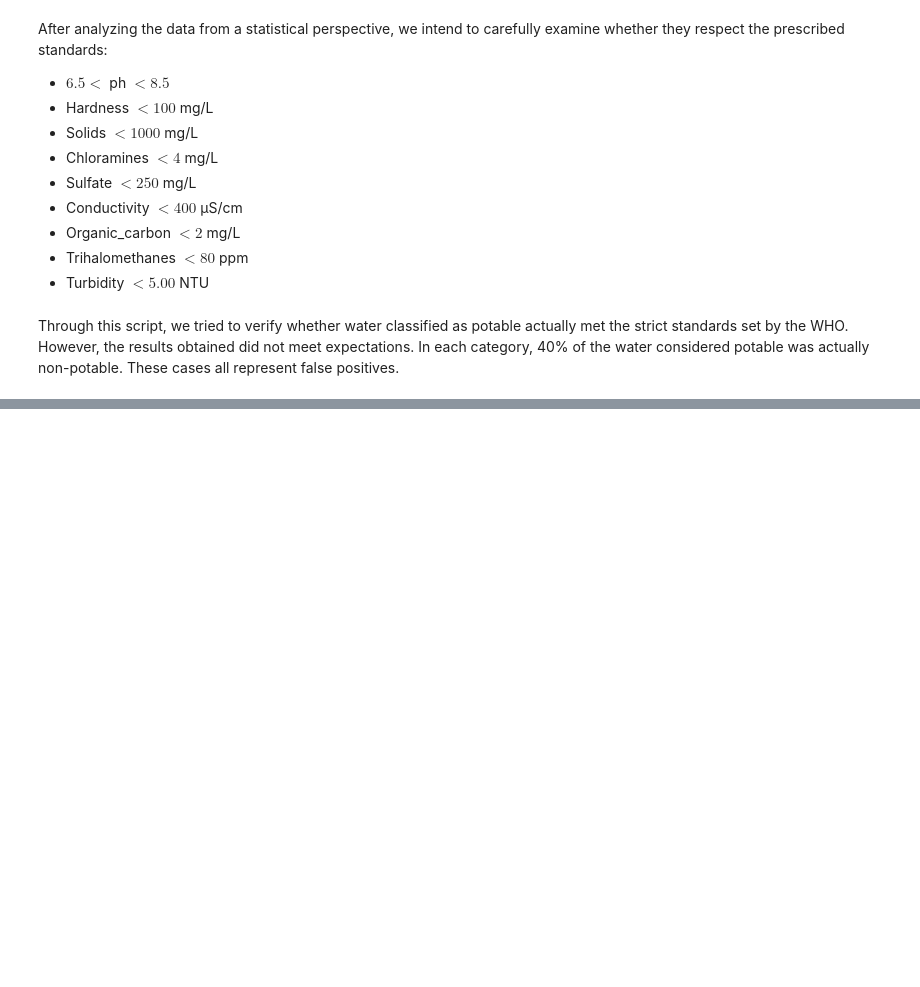
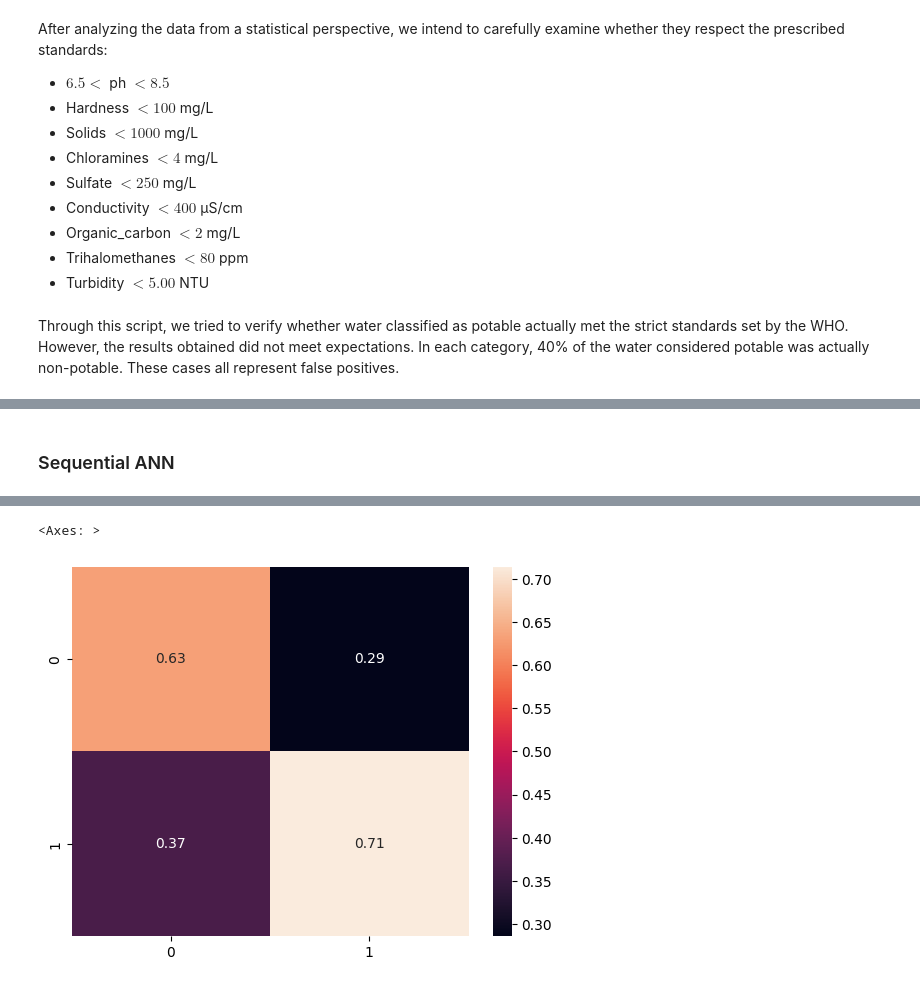
Before and after one commit to Sundaresan-Karunakaran/Data-Analysis-1, a Jupyter notebook: Common Notebook.ipynb, the cells around one changed output, grey strips where cells are left out. Drawn from its saved outputs; the diff is of its cells as text; code cells hidden in the pictures; blank space fills up the shorter version.

```diff
--- a/Common Notebook.ipynb
+++ b/Common Notebook.ipynb
@@ -205,0 +383,29 @@ Through this script, we tried to verify whether water classified as potable actu
+# %% [markdown]
+### Sequential ANN
+# %%
+# Hyperparameter values
+
+hidden_units=100
+learning_rate=0.01
+hidden_layer_act='tanh'
+output_layer_act='sigmoid'
+no_epochs=100
+
+# We arae using a Sequntioal model with three layers
+
+model = Sequential()
+model.add(Dense(hidden_units, input_dim=9, activation=hidden_layer_act))
+model.add(Dense(hidden_units, activation=hidden_layer_act))
+model.add(Dense(1, activation=output_layer_act))
+
+sgd=optimizers.SGD(learning_rate=learning_rate)
+model.compile(loss='binary_crossentropy',optimizer=sgd, metrics=['acc'])
+
+
+model.fit(X_train, y_train, epochs=500, batch_size=len(data),  verbose=2)
+predections = model.predict(X_test)
+rounded = [int(round(x[0])) for x in predections]
+result = confusion_matrix(y_test, rounded , normalize='pred')
+df_cm = pd.DataFrame(result, [0,1], [0,1])
+sns.heatmap(df_cm, annot=True)
+# %% [output]
@@ -205,0 +429,2 @@ Through this script, we tried to verify whether water classified as potable actu
+<Axes: >
+[figure, added]
```
Also changed, not shown: parts of 22 cells of this notebook, 1 other file.
